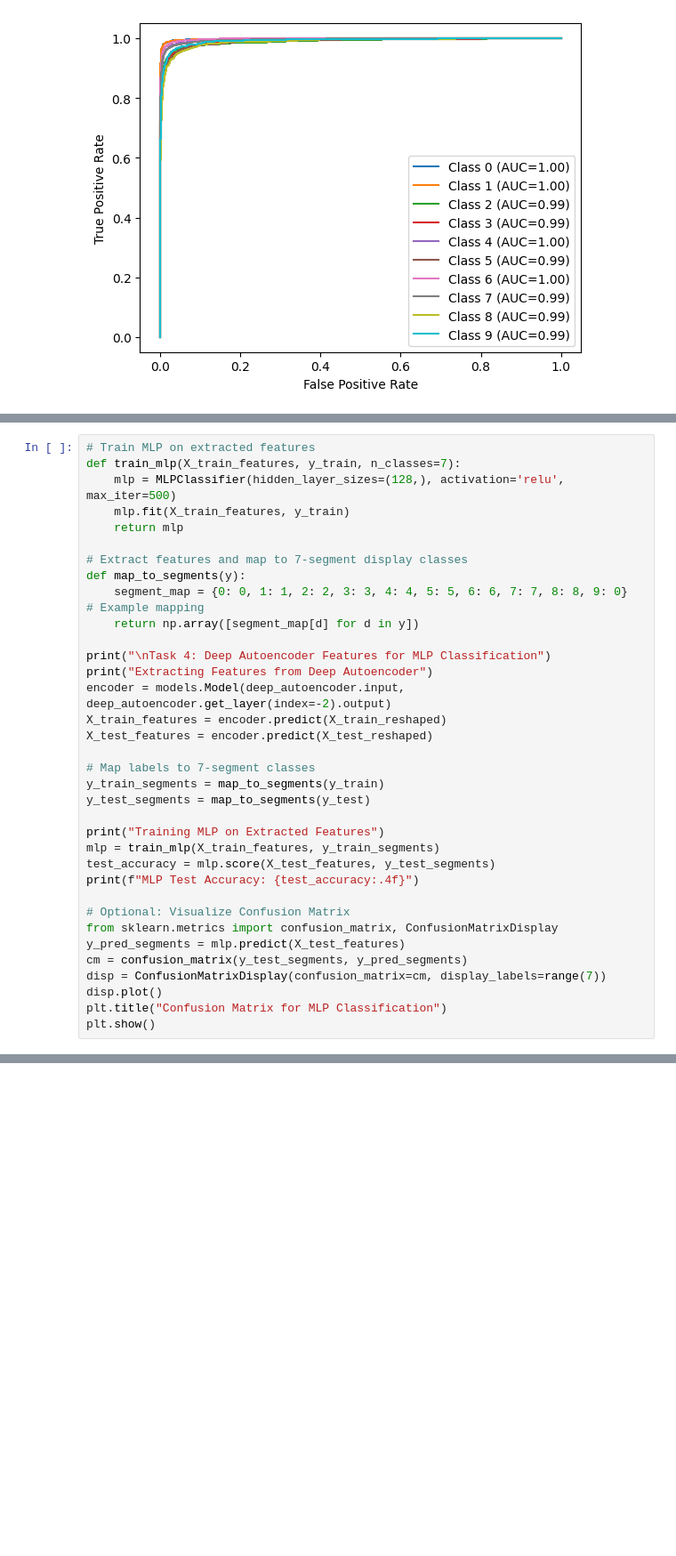
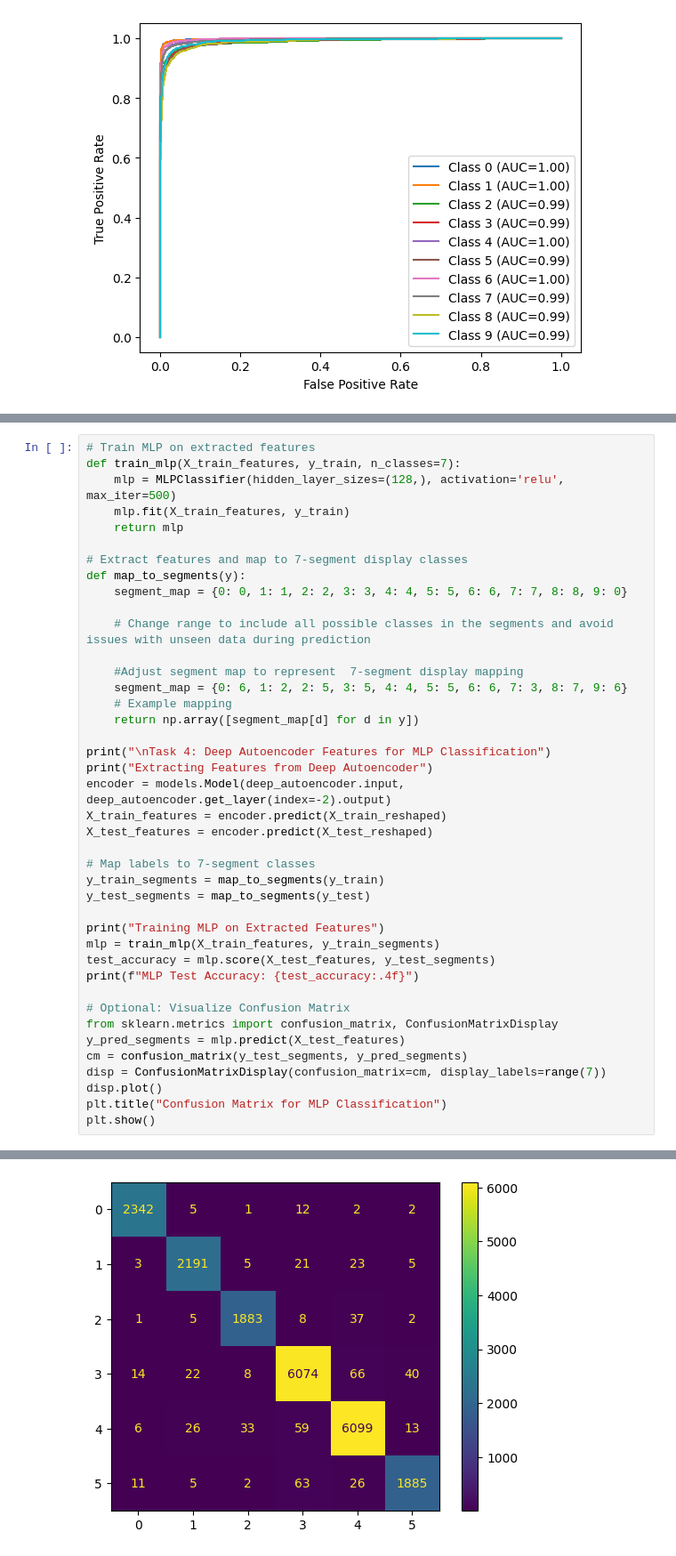
Before and after one commit to ravishankar75/bits_adl_assignment_01, a Jupyter notebook: ADL_Assigment01.ipynb, the cells around one changed output, grey strips where cells are left out. Shown at 89% size. Saved outputs shown, nothing was run; the diff lists cells and outputs as text; blank space fills up the shorter version.

```diff
--- a/ADL_Assigment01.ipynb
+++ b/ADL_Assigment01.ipynb
@@ -190,7 +192,13 @@ def train_mlp(X_train_features, y_train, n_classes=7):
 
 # Extract features and map to 7-segment display classes
 def map_to_segments(y):
-    segment_map = {0: 0, 1: 1, 2: 2, 3: 3, 4: 4, 5: 5, 6: 6, 7: 7, 8: 8, 9: 0}  # Example mapping
+    segment_map = {0: 0, 1: 1, 2: 2, 3: 3, 4: 4, 5: 5, 6: 6, 7: 7, 8: 8, 9: 0}
+
+    # Change range to include all possible classes in the segments and avoid issues with unseen data during prediction
+
+    #Adjust segment map to represent  7-segment display mapping
+    segment_map = {0: 6, 1: 2, 2: 5, 3: 5, 4: 4, 5: 5, 6: 6, 7: 3, 8: 7, 9: 6}
+    # Example mapping
     return np.array([segment_map[d] for d in y])
 
 print("\nTask 4: Deep Autoencoder Features for MLP Classification")
@@ -224,0 +235 @@ Training MLP on Extracted Features
+[figure, added]
```
Also changed, not shown: parts of 3 cells of this notebook.
